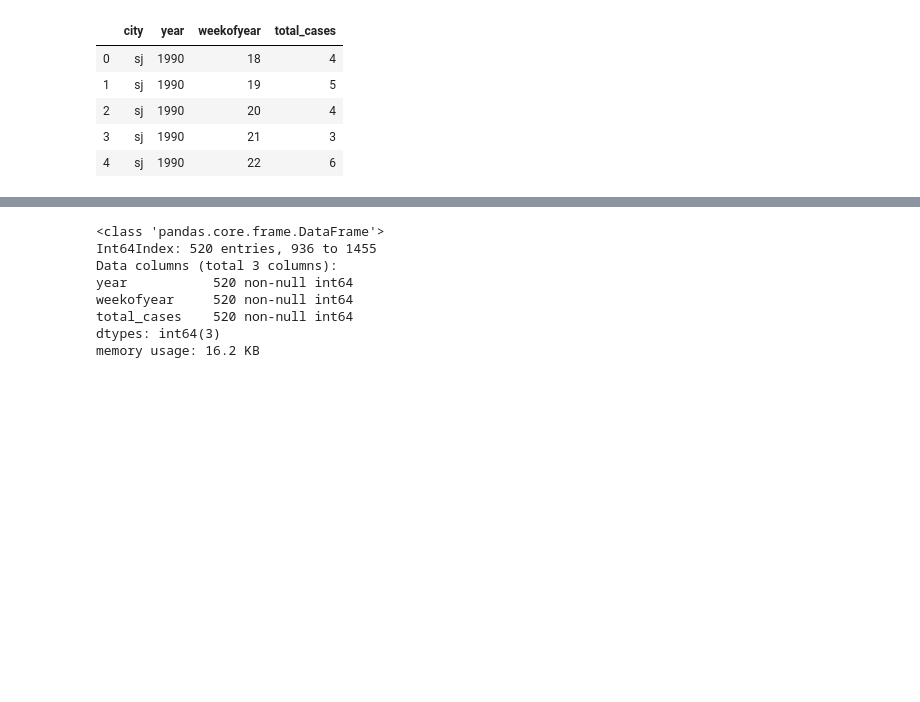
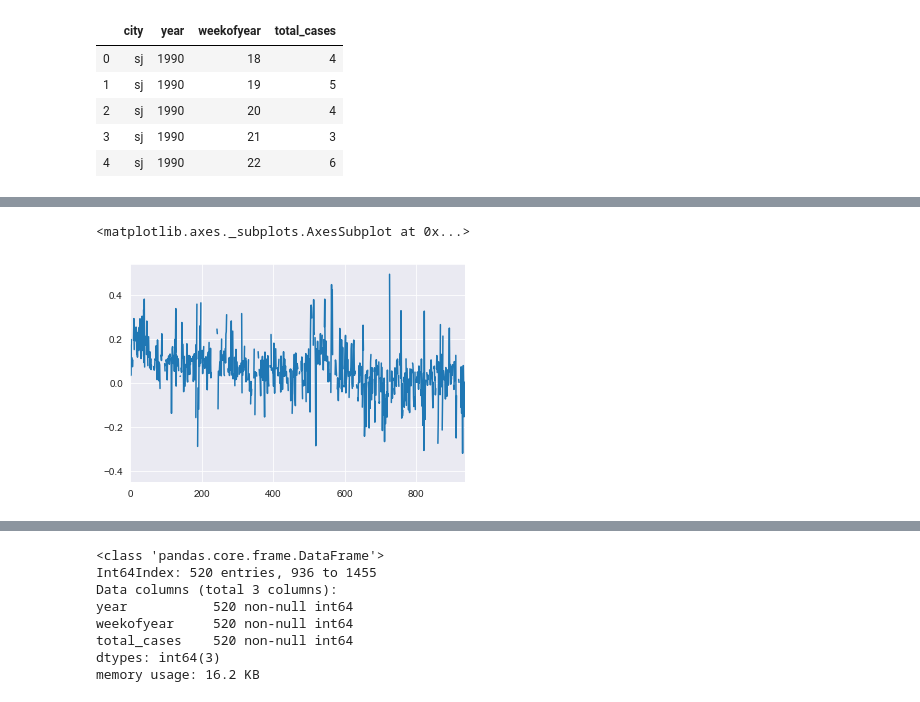
Before and after one commit to iEvidently/dsc-5-capstone-project-online-ds-pt-100118, a Jupyter notebook: dd_dengue_fever.ipynb, the cells around one changed output, grey strips where cells are left out. Drawn from its saved outputs; the diff is of its cells as text; code cells hidden in the pictures; blank space fills up the shorter version.

```diff
--- a/dd_dengue_fever.ipynb
+++ b/dd_dengue_fever.ipynb
@@ -533,0 +603,5 @@ df_iq.groupby(by = 'year').head(20)
+# %%
+df_sj['ndvi_ne'].plot()
+# %% [output]
+<matplotlib.axes._subplots.AxesSubplot at 0x...>
+[figure, added]
```
Also changed, not shown: parts of 133 cells of this notebook.
